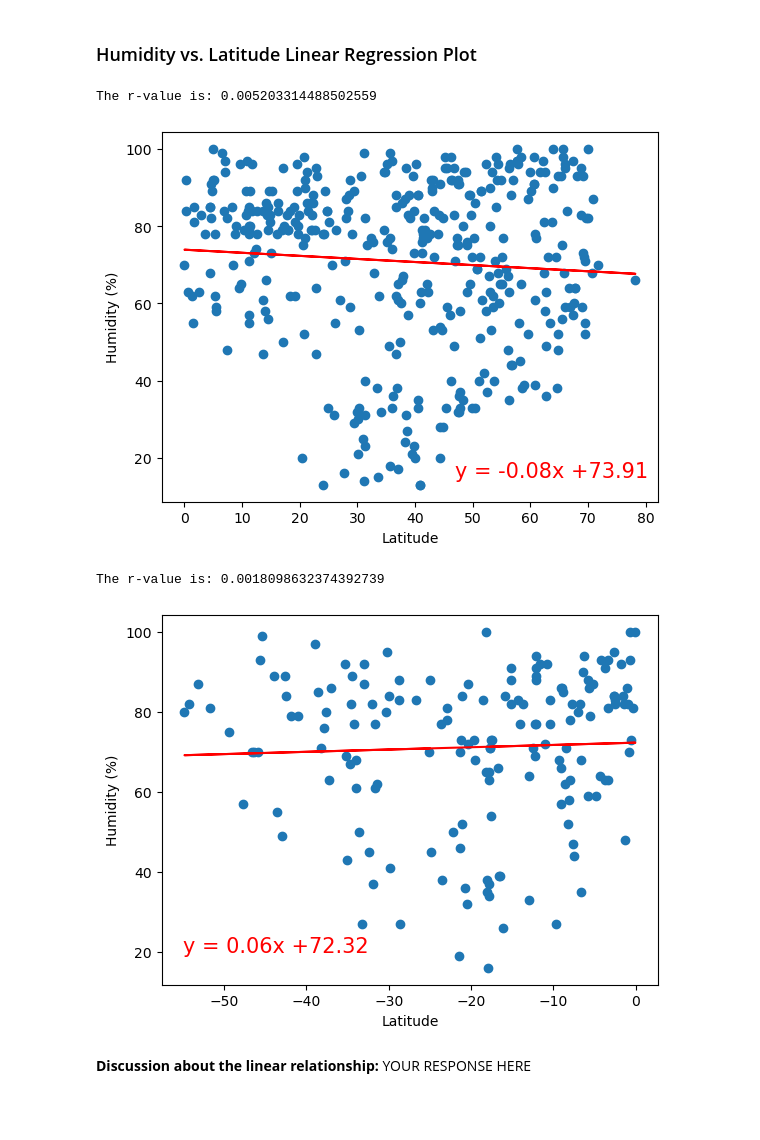
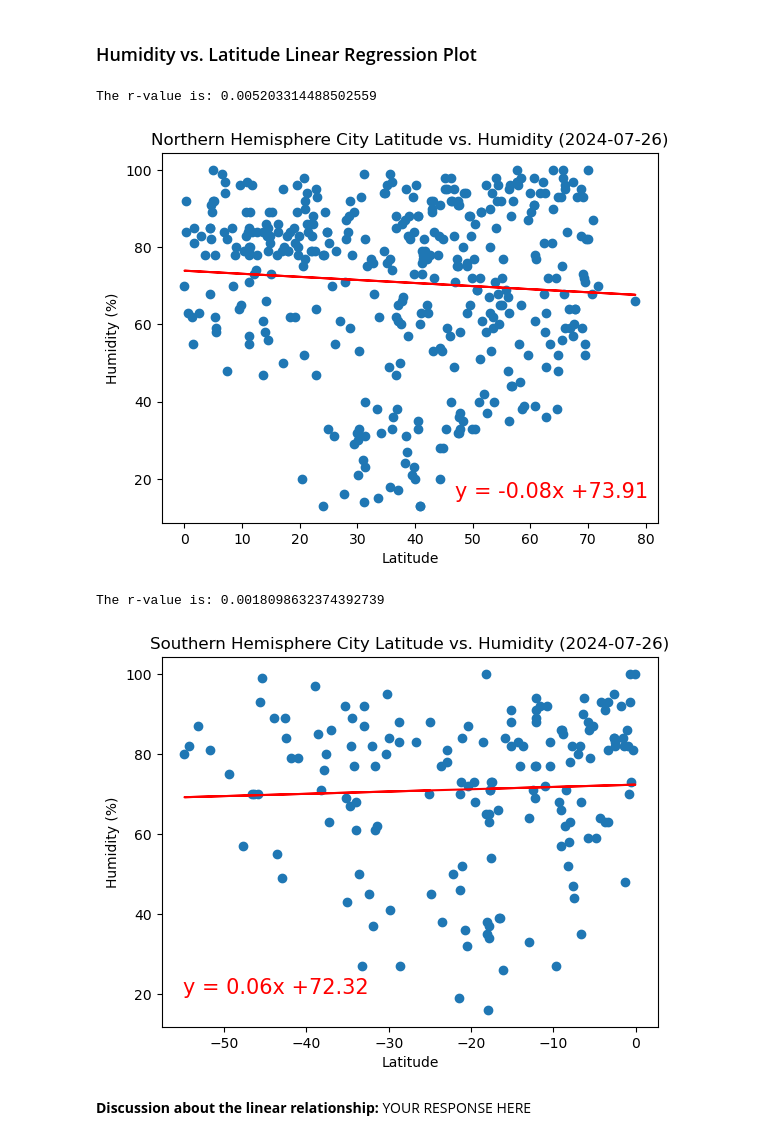
Before and after one commit to ElizabethDashwood/python-api-challenge4, a Jupyter notebook: WeatherPy/WeatherPy.ipynb, the cells around one changed output. Saved outputs shown, nothing was run; the diff lists cells and outputs as text; code cells hidden in the pictures; blank space fills up the shorter version.

```diff
--- a/WeatherPy/WeatherPy.ipynb
+++ b/WeatherPy/WeatherPy.ipynb
@@ -414,34 +434,38 @@ The r-value is: 0.559281190766819
 # Define x_values and y_values
 x_values = northern_hemi_df['Lat']
 y_values = northern_hemi_df['Humidity']
 
 # Define a function to create Linear Regression plots
 (slope, intercept, rvalue, pvalue, stderr) = linregress(x_values, y_values)
 
 # Get regression values
 regress_values = x_values * slope + intercept
 #print(regress_values)
 
 # Create line equation string
 line_eq = "y = " + str(round(slope,2)) + "x +" + str(round(intercept,2))
 
 # Create the plot and annotate the line equation
 plt.scatter(x_values, y_values)
 plt.plot(x_values, regress_values, "r-")
 
 # Label plot and annotate the line equation
+plt.title("Northern Hemisphere City Latitude vs. Humidity (2024-07-26)")
 plt.xlabel("Latitude")
 plt.ylabel("Humidity (%)")
 plt.annotate(line_eq, (47,15), fontsize=15, color="red")
 
 # Print the r value
 print(f"The r-value is: {rvalue**2}")
 
+# Save the figure
+plt.savefig("output_data/Fig7.png")
+
 # Show plot
 plt.show()
 # %% [output]
 The r-value is: 0.005203314488502559
-[figure, old version]
+[figure, new version]
 # %%
 # Southern Hemisphere
 # Define x_values and y_values
@@ -463,6 +487,7 @@ plt.scatter(x_values, y_values)
 plt.plot(x_values, regress_values, "r-")
 
 # Label plot and annotate the line equation
+plt.title("Southern Hemisphere City Latitude vs. Humidity (2024-07-26)")
 plt.xlabel("Latitude")
 plt.ylabel("Humidity (%)")
 plt.annotate(line_eq, (-55,20), fontsize=15, color="red")
@@ -470,11 +495,14 @@ plt.annotate(line_eq, (-55,20), fontsize=15, color="red")
 # Print the r value
 print(f"The r-value is: {rvalue**2}")
 
+# Save the figure
+plt.savefig("output_data/Fig8.png")
+
 # Show plot
 plt.show()
 # %% [output]
 The r-value is: 0.0018098632374392739
-[figure, old version]
+[figure, new version]
 # %% [markdown]
 **Discussion about the linear relationship:** YOUR RESPONSE HERE
 # %% [markdown]
```
Also changed, not shown: parts of 7 cells of this notebook, 8 other files.
